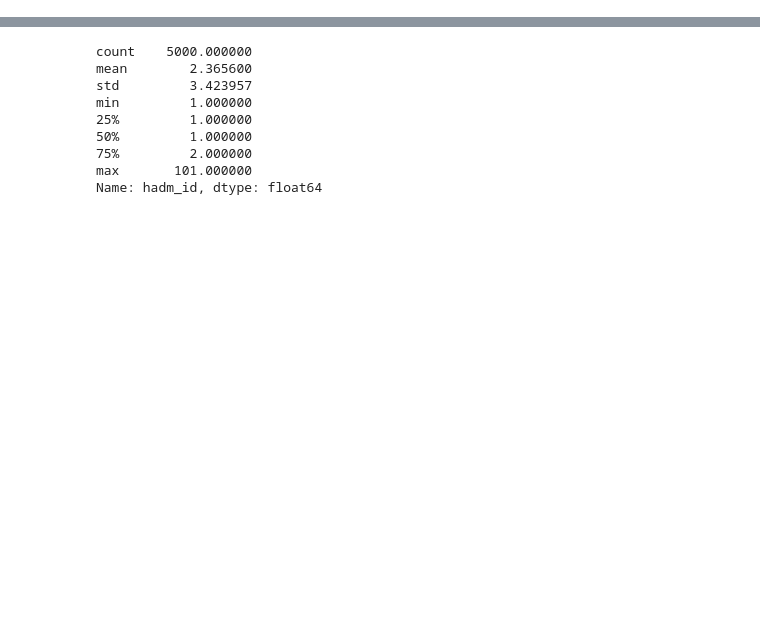
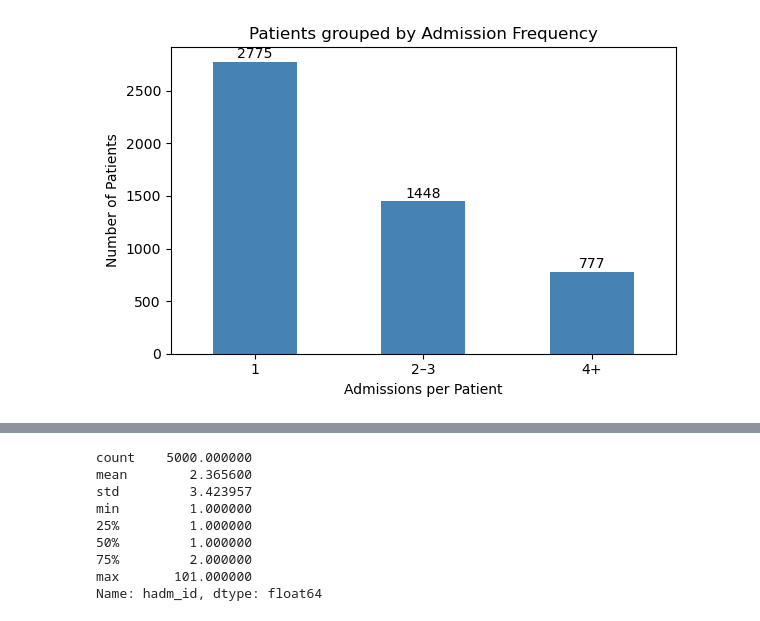
Before and after one commit to amyduguid2/MIMIC_Analysis, a Jupyter notebook: visualisation.ipynb, the cells around one changed output, grey strips where cells are left out. Drawn from its saved outputs; the diff is of its cells as text; code cells hidden in the pictures; blank space fills up the shorter version.

```diff
--- a/visualisation.ipynb
+++ b/visualisation.ipynb
@@ -18,0 +94,26 @@ plt.show()
+# %%
+# Number of admissions per patient
+admissions_per_patient = df.groupby("subject_id")["hadm_id"].nunique()
+
+# Bin into 3 categories
+bins = [0, 1, 3, admissions_per_patient.max()]  # 1, 2–3, 4+
+labels = ["1", "2–3", "4+"]
+
+adm_bins = pd.cut(admissions_per_patient, bins=bins, labels=labels, right=True)
+
+# Count patients in each bin
+adm_group_counts = adm_bins.value_counts().reindex(labels)
+
+# Plot
+plt.figure(figsize=(6,4))
+adm_group_counts.plot(kind="bar", color="steelblue")
+plt.xlabel("Admissions per Patient")
+plt.ylabel("Number of Patients")
+plt.title("Patients grouped by Admission Frequency")
+plt.xticks(rotation=0)
+for i, v in enumerate(adm_group_counts):
+    plt.text(i, v+5, str(v), ha="center", va="bottom")
+plt.tight_layout()
+plt.show()
+# %% [output]
+[figure, added]
```
Also changed, not shown: parts of 15 cells of this notebook, 5 other files.
